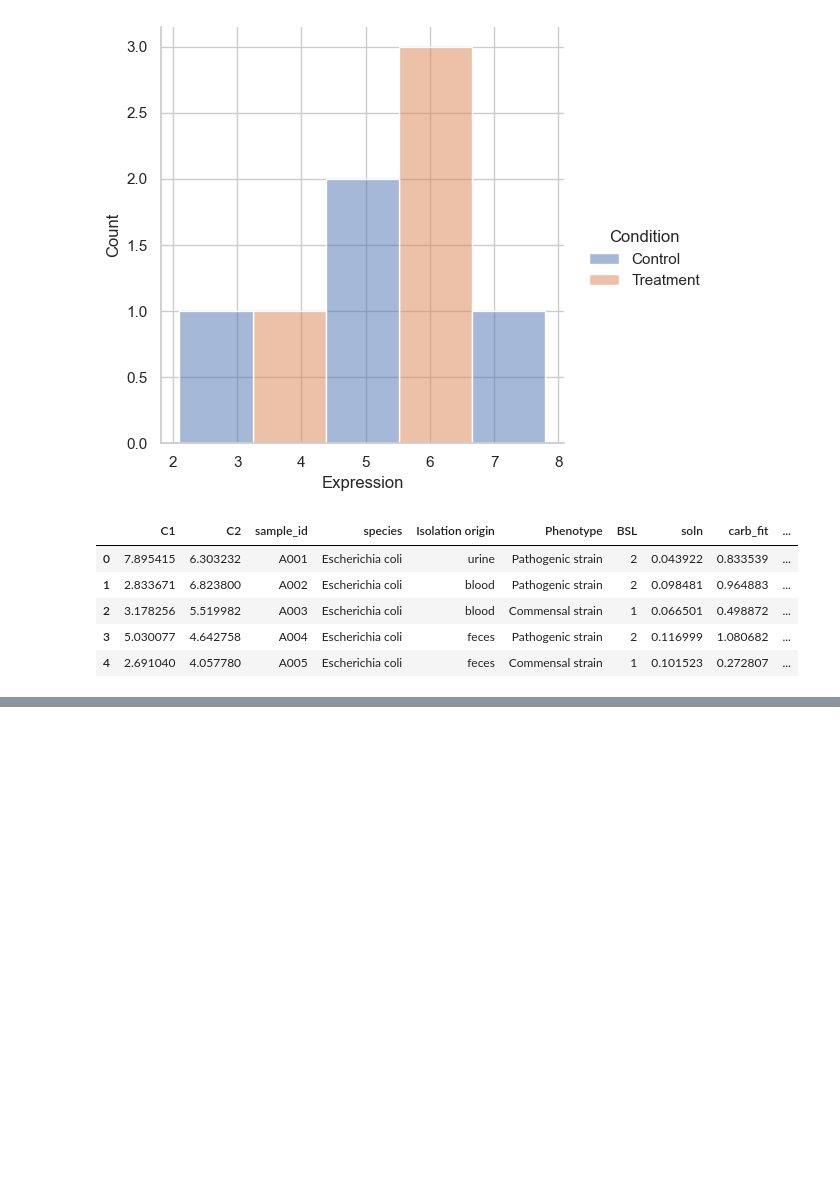
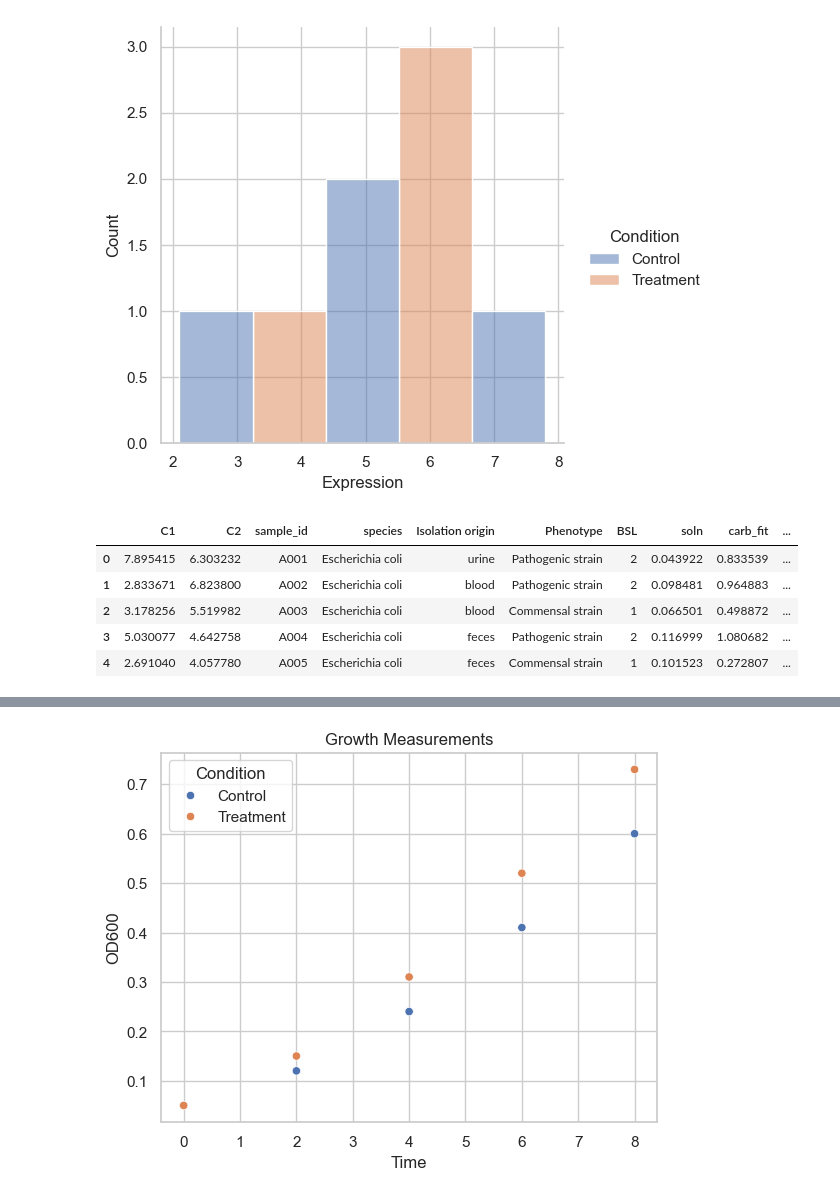
Before and after one commit to blessingpeters/HackBio_AI4Genomics, a Jupyter notebook: notes/seaborn.ipynb, the cells around one changed output, grey strips where cells are left out. Saved outputs shown, nothing was run; the diff lists cells and outputs as text; code cells hidden in the pictures; blank space fills up the shorter version.

```diff
--- a/notes/seaborn.ipynb
+++ b/notes/seaborn.ipynb
@@ -84,0 +116,8 @@ bacteria_data.head()
+# %%
+growth = pd.DataFrame({
+    'Time': [0, 2, 4, 6, 8, 0, 2, 4, 6, 8],
+    'OD600': [0.05, 0.12, 0.24, 0.41, 0.60, 0.05, 0.15, 0.31, 0.52, 0.73],
+    'Condition': ['Control'] * 5 + ['Treatment'] * 5
+})
+
+growth
@@ -84,0 +136,6 @@ bacteria_data.head()
+# %%
+sns.scatterplot(data=growth, x='Time', y='OD600', hue='Condition')
+plt.title('Growth Measurements')
+plt.show()
+# %% [output]
+[figure, added]
```
Also changed, not shown: parts of 54 cells of this notebook.
